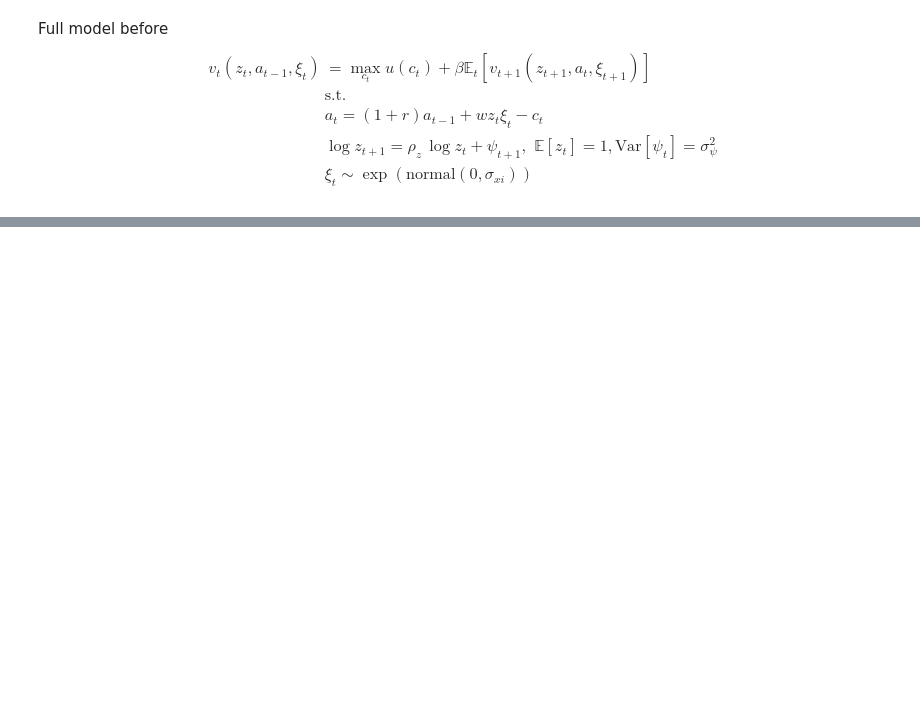
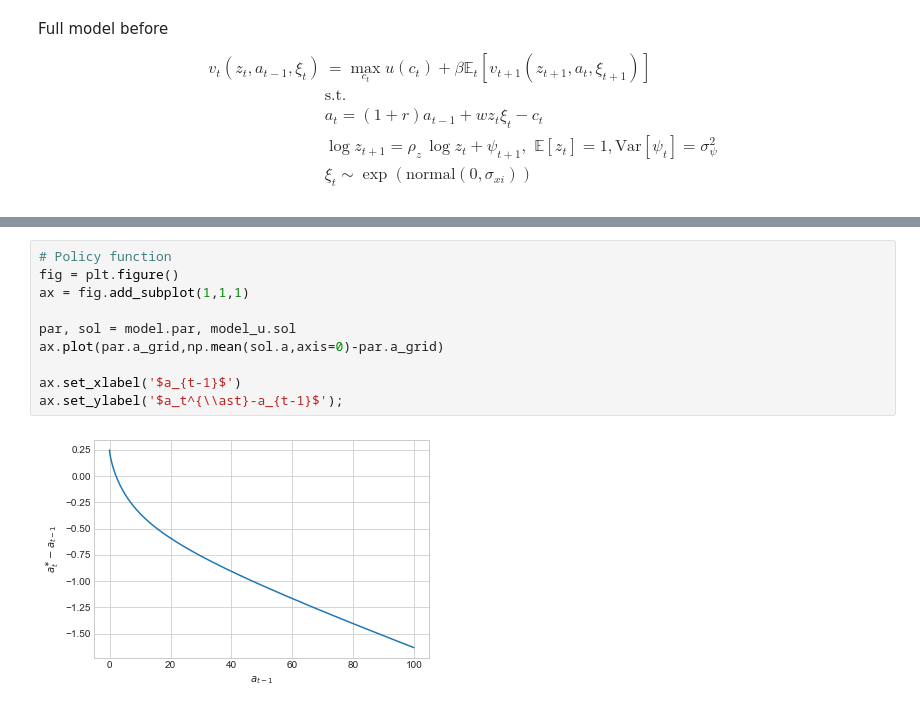
Before and after one commit to AskerNC/AdvMacroHet, a Jupyter notebook: Exercises/L2_3/L2.ipynb, the cells around one changed output, grey strips where cells are left out. Drawn from its saved outputs; the diff is of its cells as text; blank space fills up the shorter version.

```diff
--- a/Exercises/L2_3/L2.ipynb
+++ b/Exercises/L2_3/L2.ipynb
@@ -384,0 +432,12 @@ v_{t}(z_{t},a_{t-1},\xi_{t}) & =\max_{c_{t}}u(c_{t})+\beta\mathbb{E}_{t}[v_{t+1}
+# %%
+# Policy function
+fig = plt.figure()
+ax = fig.add_subplot(1,1,1)
+
+par, sol = model.par, model_u.sol
+ax.plot(par.a_grid,np.mean(sol.a,axis=0)-par.a_grid)
+
+ax.set_xlabel('$a_{t-1}$')
+ax.set_ylabel('$a_t^{\\ast}-a_{t-1}$');
+# %% [output]
+[figure, added]
```
Also changed, not shown: parts of 17 cells of this notebook, 4 other files.
